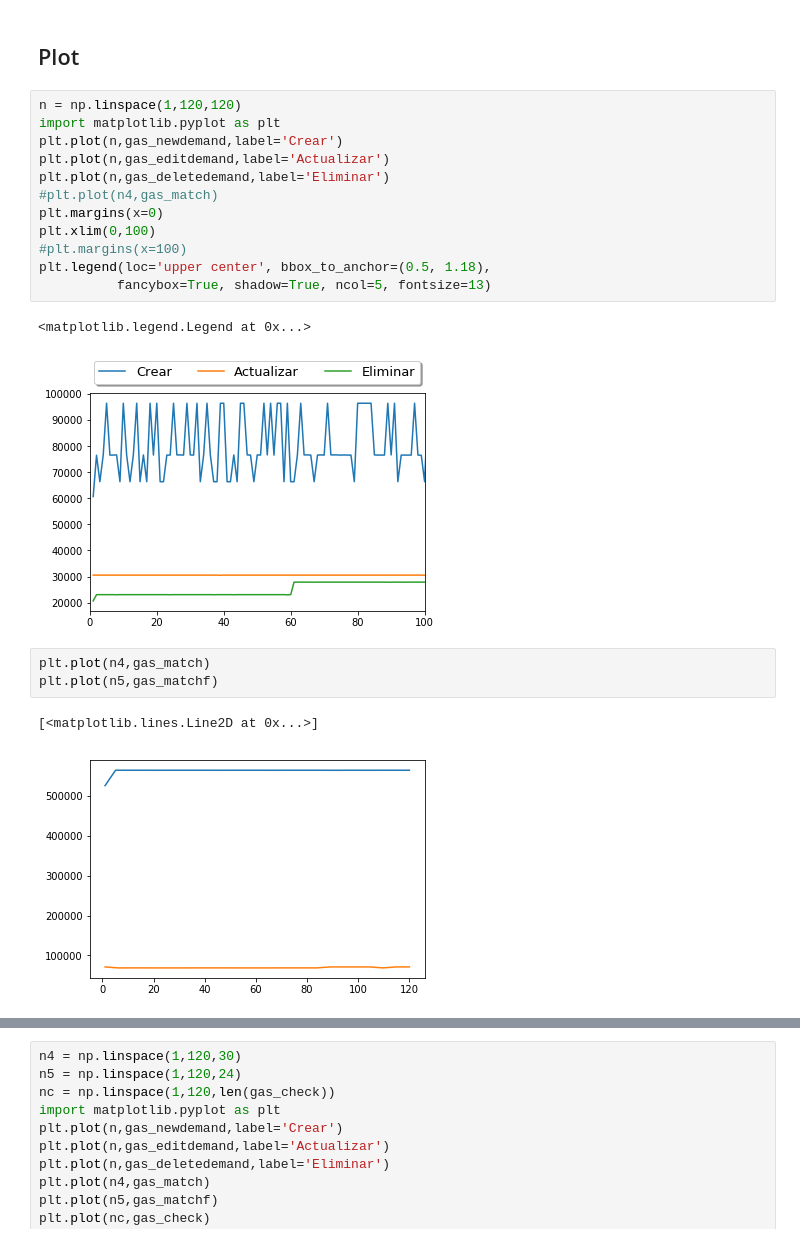
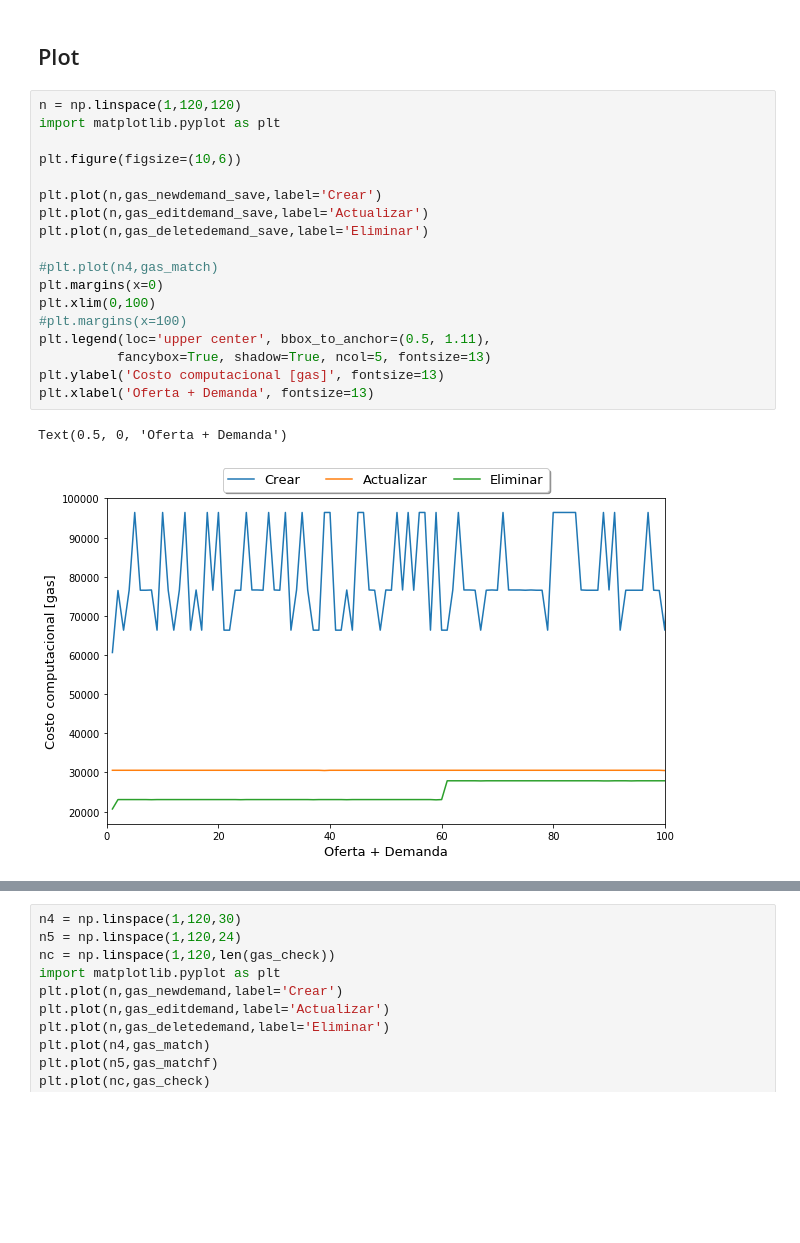
Before and after one commit to rsilvav/blockchain_gd, a Jupyter notebook: Escalabilidad.ipynb, the cells around one changed output, grey strips where cells are left out. Saved outputs shown, nothing was run; the diff lists cells and outputs as text; blank space fills up the shorter version.

```diff
--- a/Escalabilidad.ipynb
+++ b/Escalabilidad.ipynb
@@ -1378,21 +1248,21 @@ gas_matchp
 # %%
 n = np.linspace(1,120,120)
 import matplotlib.pyplot as plt
-plt.plot(n,gas_newdemand,label='Crear')
-plt.plot(n,gas_editdemand,label='Actualizar')
-plt.plot(n,gas_deletedemand,label='Eliminar')
+
+plt.figure(figsize=(10,6))
+
+plt.plot(n,gas_newdemand_save,label='Crear')
+plt.plot(n,gas_editdemand_save,label='Actualizar')
+plt.plot(n,gas_deletedemand_save,label='Eliminar')
+
 #plt.plot(n4,gas_match)
 plt.margins(x=0)
 plt.xlim(0,100)
 #plt.margins(x=100)
-plt.legend(loc='upper center', bbox_to_anchor=(0.5, 1.18),
+plt.legend(loc='upper center', bbox_to_anchor=(0.5, 1.11),
           fancybox=True, shadow=True, ncol=5, fontsize=13)
+plt.ylabel('Costo computacional [gas]', fontsize=13)
+plt.xlabel('Oferta + Demanda', fontsize=13)
 # %% [output]
-<matplotlib.legend.Legend at 0x...>
+Text(0.5, 0, 'Oferta + Demanda')
-[figure, old version]
+[figure, new version]
-# %%
-plt.plot(n4,gas_match)
-plt.plot(n5,gas_matchf)
-# %% [output]
-[<matplotlib.lines.Line2D at 0x...>]
-[figure, removed]
```
Also changed, not shown: parts of 6 cells of this notebook, 7 other files.
